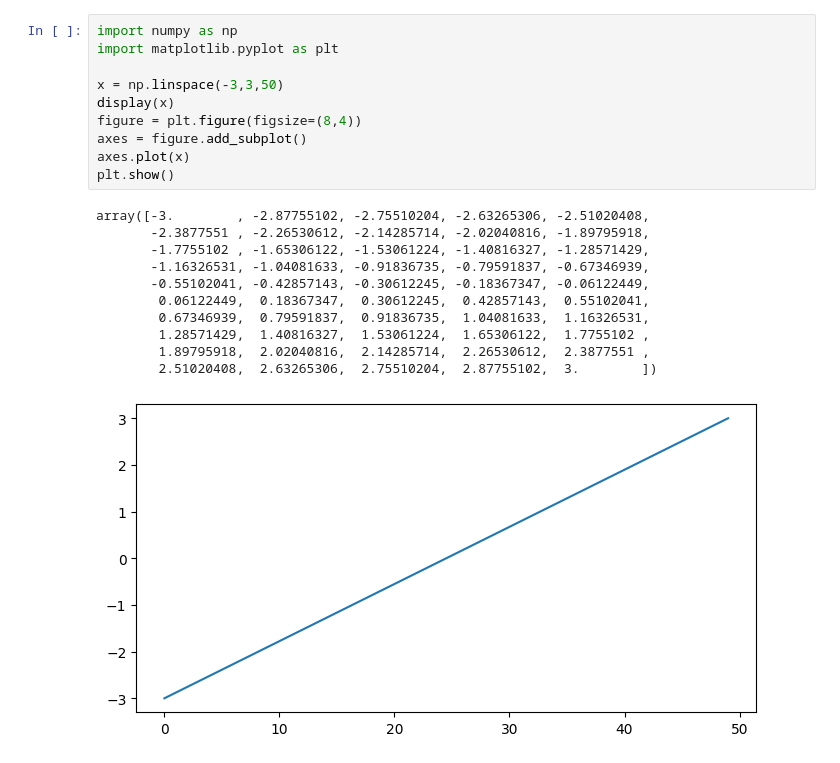
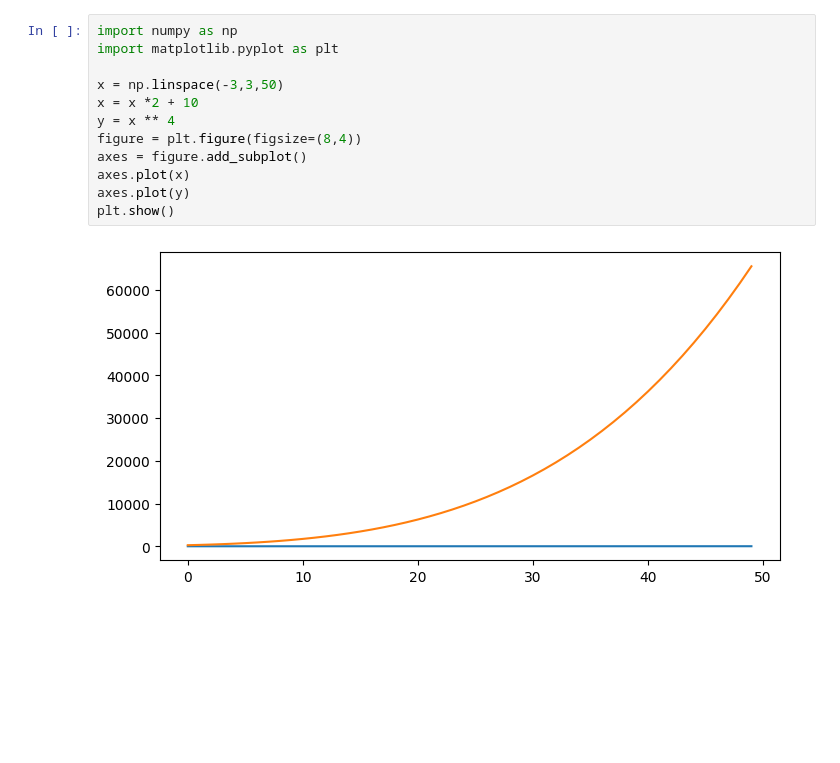
Before and after one commit to YuChuanLiao/YuChuanLiao, a Jupyter notebook: lesson13_2.ipynb, the cells around one changed output. Drawn from its saved outputs; the diff is of its cells as text; blank space fills up the shorter version.

```diff
--- a/lesson13_2.ipynb
+++ b/lesson13_2.ipynb
@@ -1,22 +1,14 @@
 # %%
 import numpy as np
 import matplotlib.pyplot as plt
 
 x = np.linspace(-3,3,50)
-display(x)
+x = x *2 + 10
+y = x ** 4
 figure = plt.figure(figsize=(8,4))
 axes = figure.add_subplot()
 axes.plot(x)
+axes.plot(y)
 plt.show()
 # %% [output]
-array([-3.        , -2.87755102, -2.75510204, -2.63265306, -2.51020408,
-       -2.3877551 , -2.26530612, -2.14285714, -2.02040816, -1.89795918,
-       -1.7755102 , -1.65306122, -1.53061224, -1.40816327, -1.28571429,
-       -1.16326531, -1.04081633, -0.91836735, -0.79591837, -0.67346939,
-       -0.55102041, -0.42857143, -0.30612245, -0.18367347, -0.06122449,
-        0.06122449,  0.18367347,  0.30612245,  0.42857143,  0.55102041,
-        0.67346939,  0.79591837,  0.91836735,  1.04081633,  1.16326531,
-        1.28571429,  1.40816327,  1.53061224,  1.65306122,  1.7755102 ,
-        1.89795918,  2.02040816,  2.14285714,  2.26530612,  2.3877551 ,
-        2.51020408,  2.63265306,  2.75510204,  2.87755102,  3.        ])
-[figure, old version]
+[figure, new version]
```
Also changed, not shown: parts of 1 cell of this notebook.
